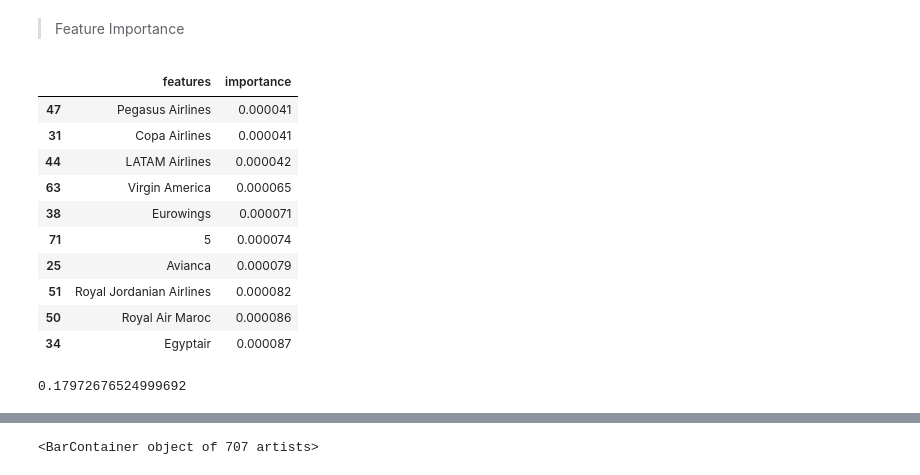
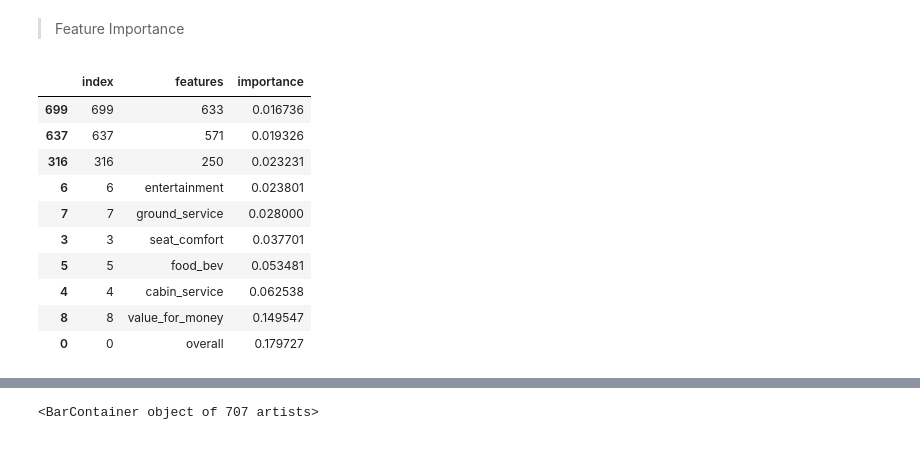
Before and after one commit to ydv1412/airline_review_classification, a Jupyter notebook: airline_review_classification.ipynb, the cells around one changed output, grey strips where cells are left out. Drawn from its saved outputs; the diff is of its cells as text; code cells hidden in the pictures.

```diff
--- a/airline_review_classification.ipynb
+++ b/airline_review_classification.ipynb
@@ -818,18 +822,0 @@ feature_importance_df.sort_values(by= 'importance' , ascending = 'False' , inpla
-# %%
-feature_importance_df.head(10)
-# %% [output]
-|  | features | importance |
-| 47 | Pegasus Airlines | 0.000041 |
-| 31 | Copa Airlines | 0.000041 |
-| 44 | LATAM Airlines | 0.000042 |
-| 63 | Virgin America | 0.000065 |
-| 38 | Eurowings | 0.000071 |
-| 71 | 5 | 0.000074 |
-| 25 | Avianca | 0.000079 |
-| 51 | Royal Jordanian Airlines | 0.000082 |
-| 50 | Royal Air Maroc | 0.000086 |
-| 34 | Egyptair | 0.000087 |
-# %%
-feature_importance_df.importance.max()
-# %% [output]
-0.17972676524999692
@@ -835,0 +825,14 @@ feature_importance_df.importance.max()
+# %%
+top_ten_important_features
+# %% [output]
+|  | index | features | importance |
+| 699 | 699 | 633 | 0.016736 |
+| 637 | 637 | 571 | 0.019326 |
+| 316 | 316 | 250 | 0.023231 |
+| 6 | 6 | entertainment | 0.023801 |
+| 7 | 7 | ground_service | 0.028000 |
+| 3 | 3 | seat_comfort | 0.037701 |
+| 5 | 5 | food_bev | 0.053481 |
+| 4 | 4 | cabin_service | 0.062538 |
+| 8 | 8 | value_for_money | 0.149547 |
+| 0 | 0 | overall | 0.179727 |
```
Also changed, not shown: parts of 7 cells of this notebook.
